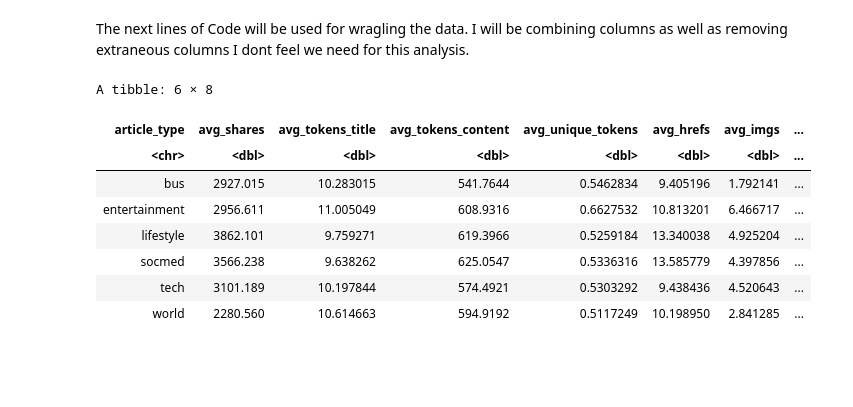
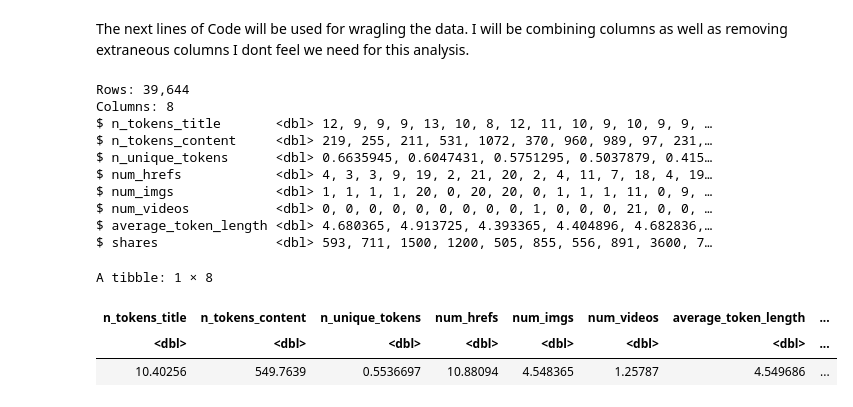
Before and after one commit to EPICxFLIPPER/DCSI-100-Group-9-Project, a Jupyter notebook: project_proposal/proposal.ipynb, the cells around one changed output. Drawn from its saved outputs; the diff is of its cells as text; code cells hidden in the pictures; blank space fills up the shorter version.

```diff
--- a/project_proposal/proposal.ipynb
+++ b/project_proposal/proposal.ipynb
@@ -64,46 +64,22 @@ The next lines of Code will be used for wragling the data. I will be combining c
 popularity_tidy <- popularity |>
 #removing columns that are specifically not litsted as predictors as well as columns that self reference articles.
 select(-url, -timedelta , - num_self_hrefs, -self_reference_min_shares:-self_reference_avg_sharess,
-      -is_weekend, -kw_min_min:-kw_avg_avg) |>
+      -is_weekend, -kw_min_min:-kw_avg_avg, -LDA_00:-LDA_04, -global_subjectivity:-abs_title_sentiment_polarity,
+      -n_non_stop_words,-n_non_stop_unique_tokens, -data_channel_is_lifestyle:-weekday_is_sunday, -num_keywords)
 
-#The next line of code removes null values for day of the week.
-#Since this data set makes each day boolean, we must check that each article
-#has been published on a day (i.e. one of the monday - sunday columns has a value 1 for each article)
-#same is true for article type removing nulls.
-filter(weekday_is_monday == 1| weekday_is_tuesday == 1| weekday_is_wednesday == 1| weekday_is_thursday == 1|
-       weekday_is_friday == 1| weekday_is_saturday == 1| weekday_is_sunday == 1) |>
 
-filter(data_channel_is_lifestyle == 1 | data_channel_is_entertainment == 1 | data_channel_is_bus == 1|
-       data_channel_is_socmed == 1| data_channel_is_tech ==1 | data_channel_is_world == 1) |>
-
-#Converts the days of the week and article type to factors from dbl
-mutate(monday = as_factor(weekday_is_monday), tuesday = as_factor(weekday_is_tuesday),
-      wednesday = as_factor(weekday_is_wednesday) , thursday = as_factor(weekday_is_thursday),
-      friday = as_factor(weekday_is_friday), saturday = as_factor(weekday_is_saturday),
-       sunday = as_factor(weekday_is_sunday)) |>
-
-mutate(lifestyle = as_factor(data_channel_is_lifestyle),
-       entertainment = as_factor(data_channel_is_entertainment),
-       bus = as_factor(data_channel_is_bus),
-       socmed = as_factor(data_channel_is_socmed),
-       tech = as_factor(data_channel_is_tech),
-       world = as_factor(data_channel_is_world)) |>
-
-#combines the days of week and type data into their respective columns.
-#pub_day is the day the article was published
-pivot_longer(cols = lifestyle:world,
-             names_to = "article_type",
-             values_to = "yes") |>
-filter(yes == "1") |>
-
-pivot_longer(cols = monday:sunday,
-             names_to = "pub_day",
-             values_to = "yes_2") |>
-filter(yes_2 == "1") |>
-
-select(-yes,-yes_2 , -data_channel_is_lifestyle:-weekday_is_sunday)
-
-#The new colums "article_type" and "pub_day" are the type of article and the day published respectivly
+glimpse(popularity_tidy)
+# %% [output]
+Rows: 39,644
+Columns: 8
+$ n_tokens_title       <dbl> 12, 9, 9, 9, 13, 10, 8, 12, 11, 10, 9, 10, 9, 9, …
+$ n_tokens_content     <dbl> 219, 255, 211, 531, 1072, 370, 960, 989, 97, 231,…
+$ n_unique_tokens      <dbl> 0.6635945, 0.6047431, 0.5751295, 0.5037879, 0.415…
+$ num_hrefs            <dbl> 4, 3, 3, 9, 19, 2, 21, 20, 2, 4, 11, 7, 18, 4, 19…
+$ num_imgs             <dbl> 1, 1, 1, 1, 20, 0, 20, 20, 0, 1, 1, 1, 11, 0, 9, …
+$ num_videos           <dbl> 0, 0, 0, 0, 0, 0, 0, 0, 0, 1, 0, 0, 0, 21, 0, 0, …
+$ average_token_length <dbl> 4.680365, 4.913725, 4.393365, 4.404896, 4.682836,…
+$ shares               <dbl> 593, 711, 1500, 1200, 505, 855, 556, 891, 3600, 7…
 # %%
 #Splitting the data into training and testing data
 #Strata = the day the article was published
@@ -112,28 +88,15 @@ popularity_train<- training(popularity_split)
 popularity_test <- testing(popularity_split)
 # %%
 #Initial exploration table
-#Since there are 40+ columns I will only initially be viewing the ones I hyphtisize to have the most importance
+#Found the mean values of each of our predictors
 initial_table <- popularity_train |>
-select(pub_day, shares, n_tokens_title, n_tokens_content, n_unique_tokens, num_hrefs, num_imgs, num_videos, article_type) |>
-group_by(article_type) |>
-summarize(avg_shares = mean(shares),
-          avg_tokens_title = mean(n_tokens_title),
-          avg_tokens_content = mean(n_tokens_content),
-          avg_unique_tokens = mean(n_unique_tokens),
-          avg_hrefs = mean(num_hrefs),
-          avg_imgs = mean(num_imgs),
-          avg_videos = mean(num_videos))
+map_df(mean)
 initial_table
 # %% [output]
-A tibble: 6 × 8
+A tibble: 1 × 8
-| article_type | avg_shares | avg_tokens_title | avg_tokens_content | avg_unique_tokens | avg_hrefs | avg_imgs | ... |
-| <chr> | <dbl> | <dbl> | <dbl> | <dbl> | <dbl> | <dbl> | ... |
-| bus | 2927.015 | 10.283015 | 541.7644 | 0.5462834 | 9.405196 | 1.792141 | ... |
-| entertainment | 2956.611 | 11.005049 | 608.9316 | 0.6627532 | 10.813201 | 6.466717 | ... |
-| lifestyle | 3862.101 | 9.759271 | 619.3966 | 0.5259184 | 13.340038 | 4.925204 | ... |
-| socmed | 3566.238 | 9.638262 | 625.0547 | 0.5336316 | 13.585779 | 4.397856 | ... |
-| tech | 3101.189 | 10.197844 | 574.4921 | 0.5303292 | 9.438436 | 4.520643 | ... |
-| world | 2280.560 | 10.614663 | 594.9192 | 0.5117249 | 10.198950 | 2.841285 | ... |
+| n_tokens_title | n_tokens_content | n_unique_tokens | num_hrefs | num_imgs | num_videos | average_token_length | ... |
+| <dbl> | <dbl> | <dbl> | <dbl> | <dbl> | <dbl> | <dbl> | ... |
+| 10.40256 | 549.7639 | 0.5536697 | 10.88094 | 4.548365 | 1.25787 | 4.549686 | ... |
 # %%
 #I will be viewing the distribuition of shares separated by the 2 categorical variables, published day article type
 
```
Also changed, not shown: parts of 2 cells of this notebook.
